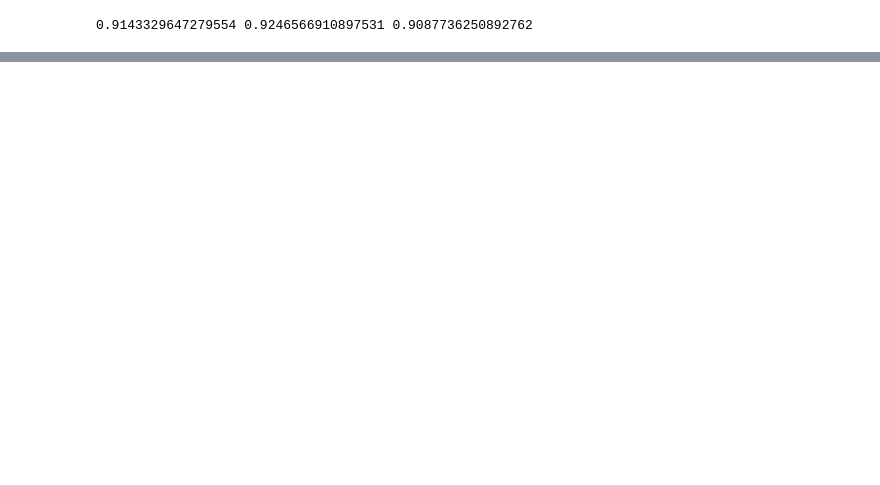
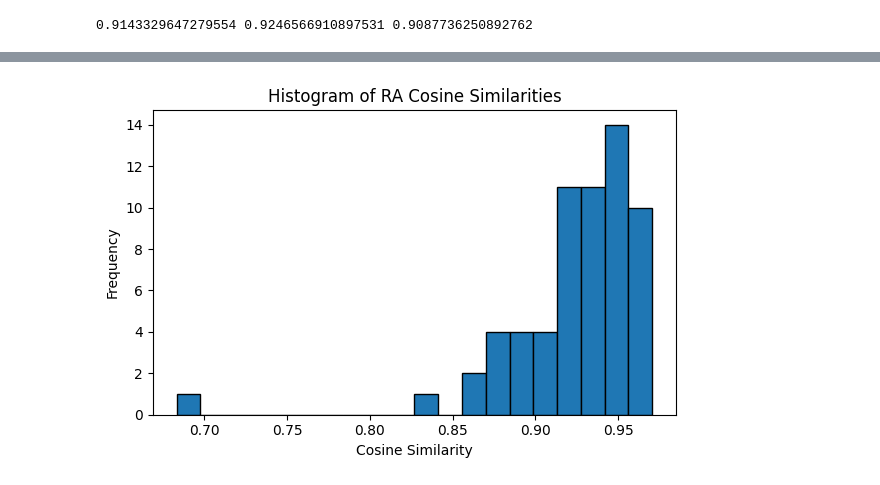
Before and after one commit to gyalpodongo/self-rag-education, a Jupyter notebook: script.ipynb, the cells around one changed output, grey strips where cells are left out. Cells and saved outputs as stored; diff of their text form; code cells hidden in the pictures; blank space fills up the shorter version.

```diff
--- a/script.ipynb
+++ b/script.ipynb
@@ -200,0 +226,12 @@ print(1-sa_avg, 1-ra_avg, 1-ga_avg)
+# %%
+plt.figure(figsize=(6, 4))
+plt.hist(ra_values, bins=20, edgecolor='black')
+plt.title("Histogram of RA Cosine Similarities")
+plt.xlabel("Cosine Similarity")
+plt.ylabel("Frequency")
+plt.tight_layout()
+plt.savefig("ra_histogram.png")  # Save the histogram as a PNG file
+plt.show()
+plt.close()  # Close the current figure
+# %% [output]
+[figure, added]
```
Also changed, not shown: parts of 3 cells of this notebook, 3 other files.
